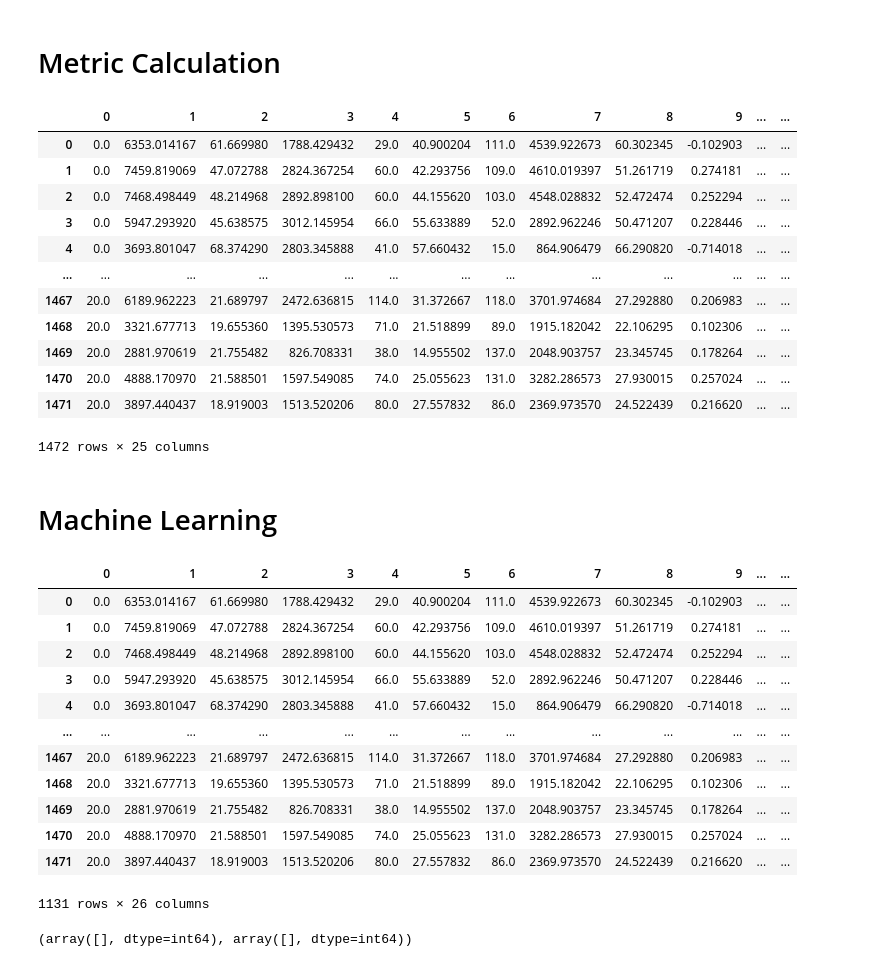
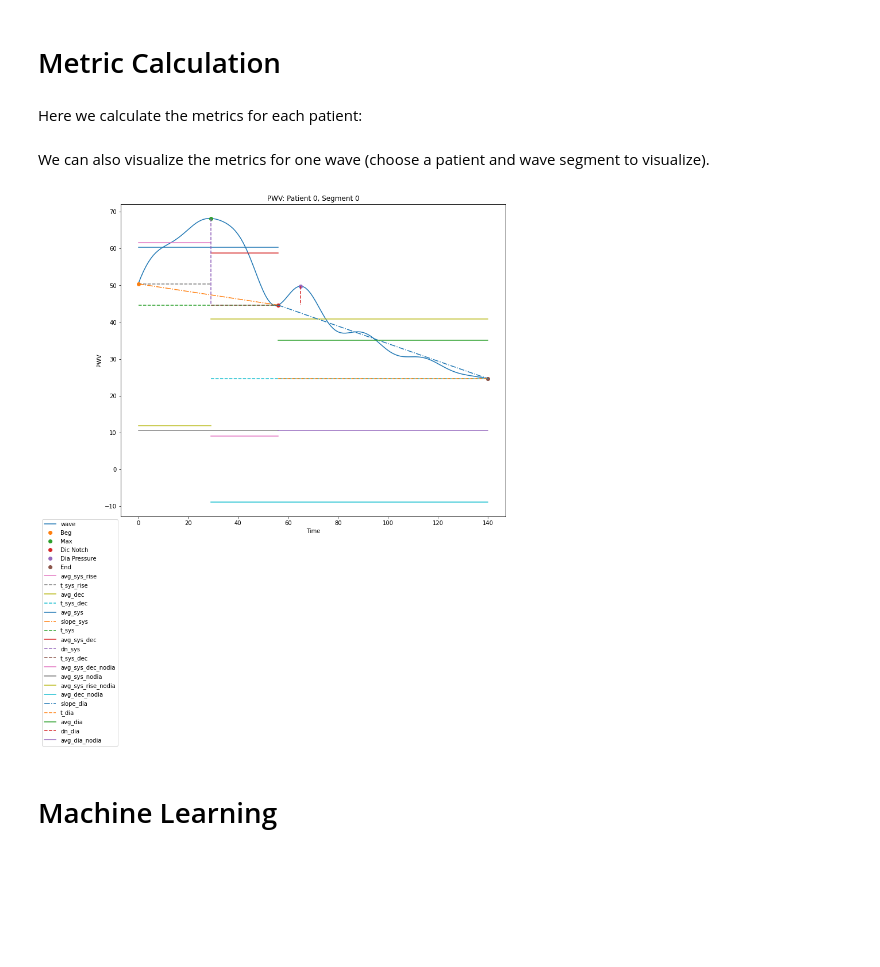
Before and after one commit to jozieLamp/PWV, a Jupyter notebook: demo.ipynb, the cells around one changed output. Drawn from its saved outputs; the diff is of its cells as text; code cells hidden in the pictures; blank space fills up the shorter version.

```diff
--- a/demo.ipynb
+++ b/demo.ipynb
@@ -74,51 +54,24 @@ plots.iloc[preprocess_plotID_patient, preprocess_plotID_segment]
 # %% [markdown]
 # Metric Calculation
+# %% [markdown]
+Here we calculate the metrics for each patient:
 # %%
 metrics = pwv.analyzeWave(waveformData, segmentIndices)
-# %%
-metrics
-# %% [output]
-|  | 0 | 1 | 2 | 3 | 4 | 5 | 6 | 7 | 8 | 9 | ... | ... |
-| 0 | 0.0 | 6353.014167 | 61.669980 | 1788.429432 | 29.0 | 40.900204 | 111.0 | 4539.922673 | 60.302345 | -0.102903 | ... | ... |
-| 1 | 0.0 | 7459.819069 | 47.072788 | 2824.367254 | 60.0 | 42.293756 | 109.0 | 4610.019397 | 51.261719 | 0.274181 | ... | ... |
-| 2 | 0.0 | 7468.498449 | 48.214968 | 2892.898100 | 60.0 | 44.155620 | 103.0 | 4548.028832 | 52.472474 | 0.252294 | ... | ... |
-| 3 | 0.0 | 5947.293920 | 45.638575 | 3012.145954 | 66.0 | 55.633889 | 52.0 | 2892.962246 | 50.471207 | 0.228446 | ... | ... |
-| 4 | 0.0 | 3693.801047 | 68.374290 | 2803.345888 | 41.0 | 57.660432 | 15.0 | 864.906479 | 66.290820 | -0.714018 | ... | ... |
-| ... | ... | ... | ... | ... | ... | ... | ... | ... | ... | ... | ... | ... |
-| 1467 | 20.0 | 6189.962223 | 21.689797 | 2472.636815 | 114.0 | 31.372667 | 118.0 | 3701.974684 | 27.292880 | 0.206983 | ... | ... |
-| 1468 | 20.0 | 3321.677713 | 19.655360 | 1395.530573 | 71.0 | 21.518899 | 89.0 | 1915.182042 | 22.106295 | 0.102306 | ... | ... |
-| 1469 | 20.0 | 2881.970619 | 21.755482 | 826.708331 | 38.0 | 14.955502 | 137.0 | 2048.903757 | 23.345745 | 0.178264 | ... | ... |
-| 1470 | 20.0 | 4888.170970 | 21.588501 | 1597.549085 | 74.0 | 25.055623 | 131.0 | 3282.286573 | 27.930015 | 0.257024 | ... | ... |
-| 1471 | 20.0 | 3897.440437 | 18.919003 | 1513.520206 | 80.0 | 27.557832 | 86.0 | 2369.973570 | 24.522439 | 0.216620 | ... | ... |
-1472 rows × 25 columns
+# %% [markdown]
+We can also visualize the metrics for one wave (choose a patient and wave segment to visualize).
+# %%
+patient_number = [0]
+segment_number = [0]
+plots, points, mets = pwv.interPlotSegment(waveformData, segmentIndices, patient_number, segment_number)
+plots.iloc[0,0]
+# %% [output]
+[figure, added]
 # %% [markdown]
 # Machine Learning
 # %%
-metrics = metrics[metrics[0]!= 5]
-metrics = metrics[metrics[0]!= 17]
+#removing patients with corrupted data and labelling outcomes
+metrics = metrics[metrics["patient #"]!= 5]
+metrics = metrics[metrics["patient #"]!= 17]
 
-outcomes = [0,1,1,0,1,-1,1,0,0,0,0,0,1,1,1,0,0,-1,0,0,1,0]
-
-metrics['25'] = metrics.apply(lambda row: outcomes[int(row[0])], axis=1)
-metrics = metrics.dropna()
-metrics
+outcomes = [0,1,1,0,1,1,1,0,0,0,0,0,1,1,1,0,0,1,0,0,1,0]
+metrics['outcome'] = metrics.apply(lambda row: outcomes[int(row[0])], axis=1)
-# %% [output]
-|  | 0 | 1 | 2 | 3 | 4 | 5 | 6 | 7 | 8 | 9 | ... | ... |
-| 0 | 0.0 | 6353.014167 | 61.669980 | 1788.429432 | 29.0 | 40.900204 | 111.0 | 4539.922673 | 60.302345 | -0.102903 | ... | ... |
-| 1 | 0.0 | 7459.819069 | 47.072788 | 2824.367254 | 60.0 | 42.293756 | 109.0 | 4610.019397 | 51.261719 | 0.274181 | ... | ... |
-| 2 | 0.0 | 7468.498449 | 48.214968 | 2892.898100 | 60.0 | 44.155620 | 103.0 | 4548.028832 | 52.472474 | 0.252294 | ... | ... |
-| 3 | 0.0 | 5947.293920 | 45.638575 | 3012.145954 | 66.0 | 55.633889 | 52.0 | 2892.962246 | 50.471207 | 0.228446 | ... | ... |
-| 4 | 0.0 | 3693.801047 | 68.374290 | 2803.345888 | 41.0 | 57.660432 | 15.0 | 864.906479 | 66.290820 | -0.714018 | ... | ... |
-| ... | ... | ... | ... | ... | ... | ... | ... | ... | ... | ... | ... | ... |
-| 1467 | 20.0 | 6189.962223 | 21.689797 | 2472.636815 | 114.0 | 31.372667 | 118.0 | 3701.974684 | 27.292880 | 0.206983 | ... | ... |
-| 1468 | 20.0 | 3321.677713 | 19.655360 | 1395.530573 | 71.0 | 21.518899 | 89.0 | 1915.182042 | 22.106295 | 0.102306 | ... | ... |
-| 1469 | 20.0 | 2881.970619 | 21.755482 | 826.708331 | 38.0 | 14.955502 | 137.0 | 2048.903757 | 23.345745 | 0.178264 | ... | ... |
-| 1470 | 20.0 | 4888.170970 | 21.588501 | 1597.549085 | 74.0 | 25.055623 | 131.0 | 3282.286573 | 27.930015 | 0.257024 | ... | ... |
-| 1471 | 20.0 | 3897.440437 | 18.919003 | 1513.520206 | 80.0 | 27.557832 | 86.0 | 2369.973570 | 24.522439 | 0.216620 | ... | ... |
-1131 rows × 26 columns
-# %%
-x_train, x_test, y_train, y_test = pwv.MLSplit(metrics)
-
-np.where(metrics.values >= np.finfo(np.float32).max)
-# %% [output]
-(array([], dtype=int64), array([], dtype=int64))
```
Also changed, not shown: parts of 15 cells of this notebook, 1 other file.
